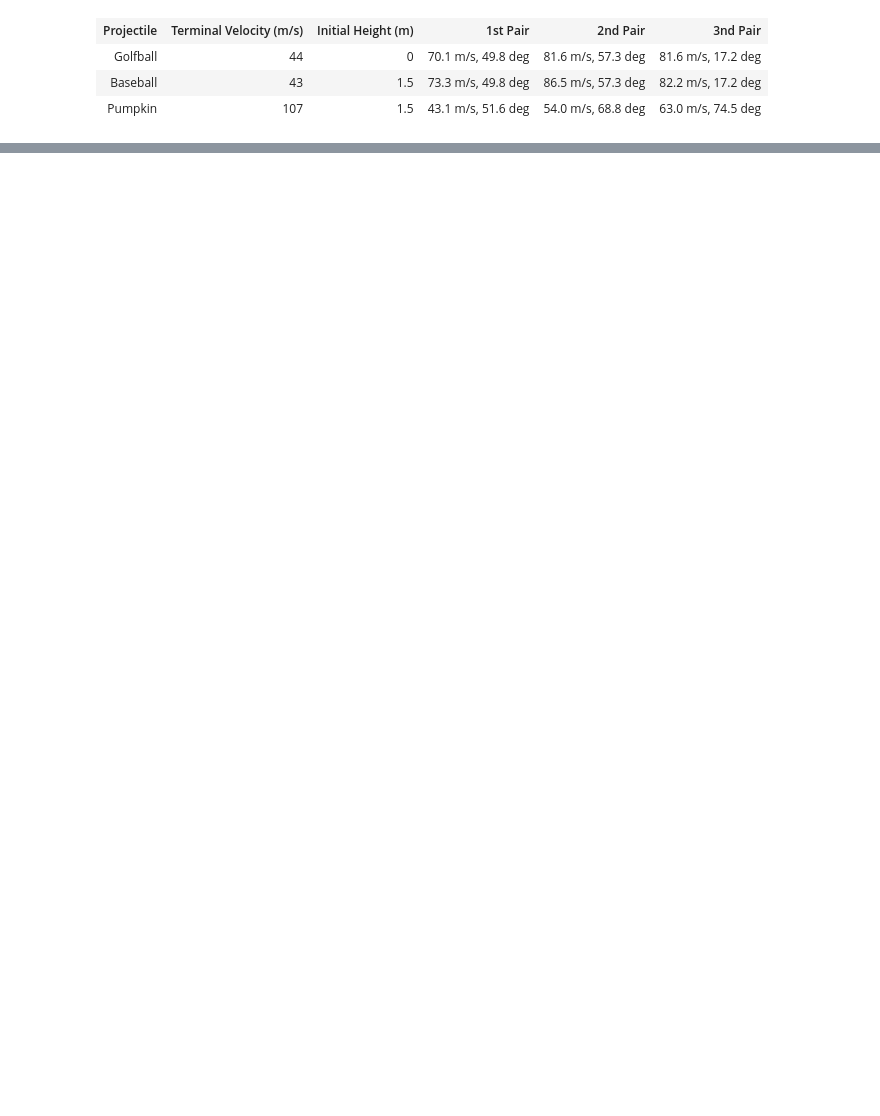
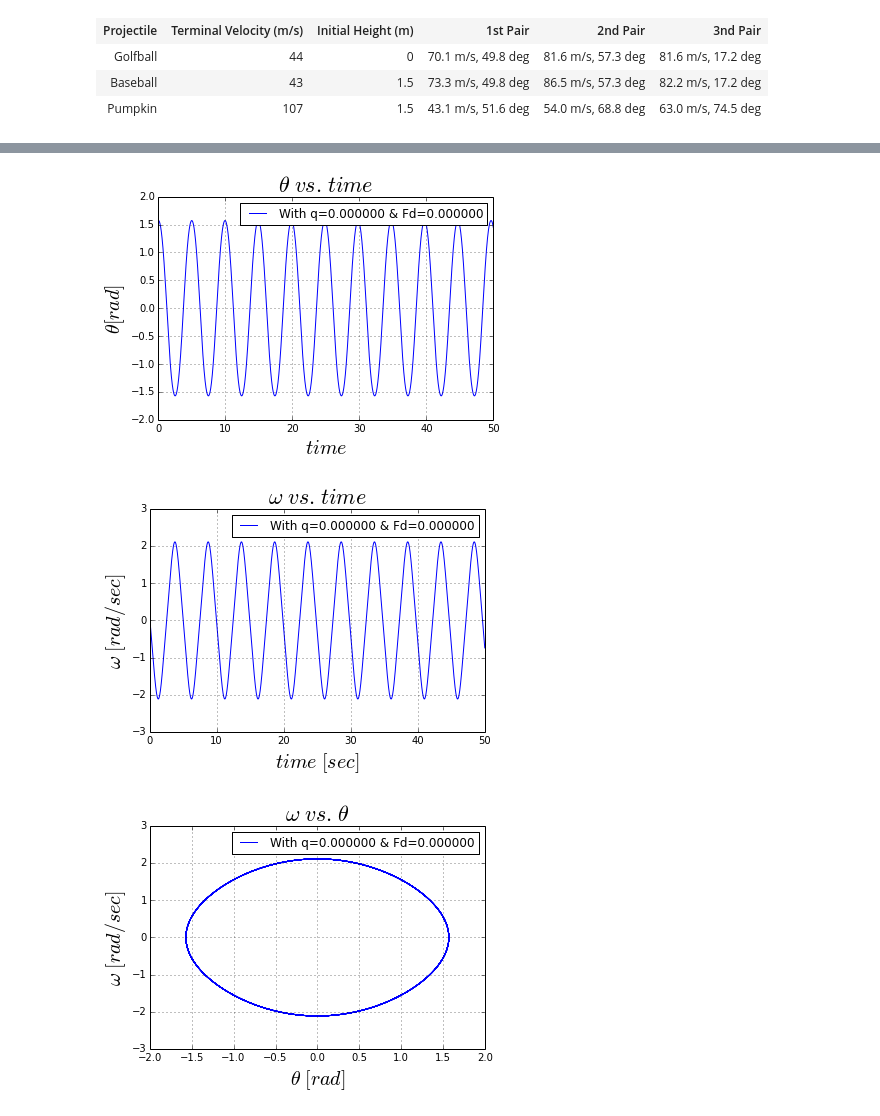
Before and after one commit to lhorowit/PHYS202-S14, a Jupyter notebook: SciPy/ODEExercises.ipynb, the cells around one changed output, grey strips where cells are left out. Cells and saved outputs as stored; diff of their text form; code cells hidden in the pictures; blank space fills up the shorter version.

```diff
--- a/SciPy/ODEExercises.ipynb
+++ b/SciPy/ODEExercises.ipynb
@@ -516,0 +531,69 @@ h = HTML(s); h
+# %%
+def deriv(theta_current,t,ell,q,fd,Omega):  # return derivatives of the array theta
+
+    g = 9.81
+    omega0 = theta_current[0]
+    theta0 = theta_current[1]
+
+    dtheta = omega0
+    domega = -(g/ell)*np.sin(theta0) - q*omega0 - fd*np.sin(Omega*t)
+
+    return np.array([ domega, dtheta, omega0, theta0 ])
+# %%
+def NonlinearPendulum(omega = 0.0, th0 = np.pi/2, time=50, ell = 1.0, q = 0.0, fd = 0.0, Omega = 0.0):
+
+    g = 9.81
+    t = np.arange(0.,time+0.001,0.001)
+
+    #initial conditions
+    init = np.array([omega0, th0])
+
+    #pass the function deriv to the solver with initial values and integration variable
+    result = odeint(deriv, init ,t, args=(ell, q, fd, Omega))
+
+    omega = result[:,0]
+    theta = result[:,1]
+
+    plt.plot(t,theta,label="With q=%f & Fd=%f"%(q, fd))
+    plt.title(r'$\theta\ vs.\ time$', fontsize=22)
+    plt.xlabel(r"$time$", fontsize=20)
+    plt.ylabel(r'$\theta [rad]$', fontsize=20)
+    plt.legend()
+    plt.grid()
+  #  plt.axis([0, 50, -10, 10])
+    plt.show()
+
+    plt.plot(t, omega, label="With q=%f & Fd=%f"%(q, fd))
+    plt.title(r'$\omega\ vs.\ time$', fontsize=22)
+    plt.xlabel(r"$time\ [sec]$",fontsize=20)
+    plt.ylabel(r"$\omega\ [rad/sec]$",fontsize=20)
+    plt.legend()
+    plt.grid()
+   # plt.axis([0, 50, -10, 10])
+    plt.show()
+
+    plt.plot(theta,omega, label="With q=%f & Fd=%f"%(q, fd))
+    plt.title(r'$\omega\ vs.\ \theta$', fontsize=22)
+    plt.xlabel(r'$\theta\ [rad]$',fontsize=20)
+    plt.ylabel(r'$\omega\ [rad/sec]$',fontsize=20)
+    #plt.ylim(-4.,4.)
+    plt.grid()
+    plt.legend()
+    plt.show()
+
+    Em = g * ell * (1-np.cos(theta)) + .5 * (ell**2 * omega**2)
+    plt.plot(t,Em,label="With q=%f & Fd=%f"%(q, fd))
+    plt.title(r'$E/m\ vs\ t$', fontsize=22)
+    plt.xlabel(r'$time [sec]$',fontsize=20)
+    plt.ylabel(r'$\ E/m\ [J/kg]$',fontsize=20)
+    plt.xlim(0.,10.)
+    #plt.ylim(-.5,.5)
+    plt.grid()
+    plt.legend()
+    plt.show()
+
+v = interact(NonlinearPendulum,ell=(0.,15.),q=(0.,10.),fd=(0.,10.),Omega=(0.,10.), full_output=1)
+# %% [output]
+[figure, added]
+[figure, added]
+[figure, added]
```
Also changed, not shown: parts of 11 cells of this notebook.
